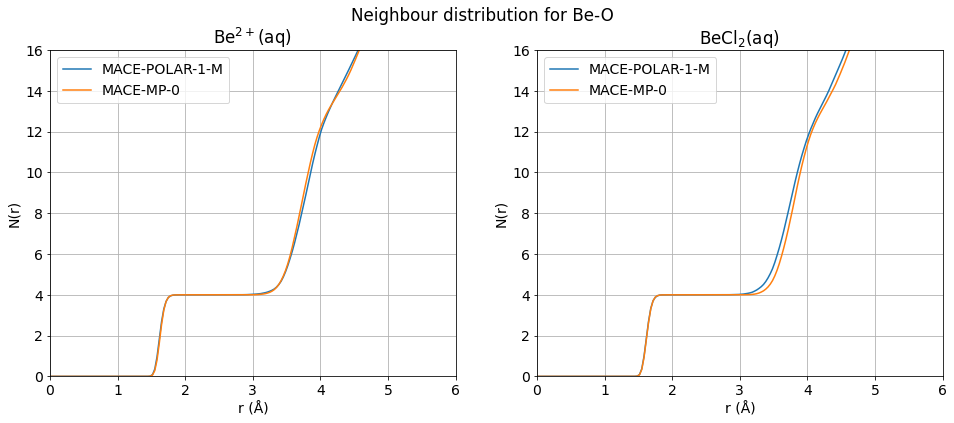
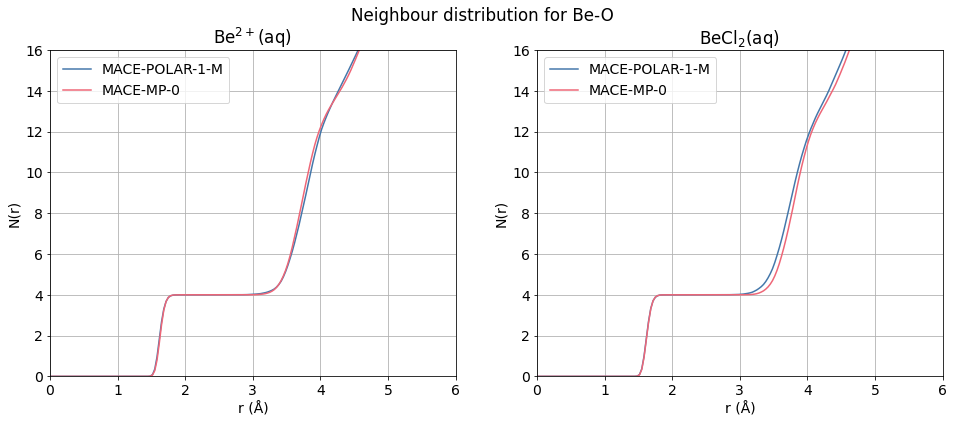
The notebook cell's code change between the first figure and the second:
--- before
+++ after
@@ -12,6 +12,6 @@
     axs[i].grid()
 
-    axs[i].plot(r, POLAR_rdf_data[key]['  Integral'], label='MACE-POLAR-1-M')
-    axs[i].plot(r, MP0_rdf_data[key]['  Integral'], label='MACE-MP-0')
+    axs[i].plot(r, POLAR_rdf_data[key]['  Integral'], color=colour_map['MACE-POLAR-1-M'], label='MACE-POLAR-1-M')
+    axs[i].plot(r, MP0_rdf_data[key]['  Integral'], color=colour_map['MACE-MP-0'], label='MACE-MP-0')
     rmax = POLAR_rdf_data[key]['# Distance / pm'].max()/100
 

Commit: Colours are now more systematic